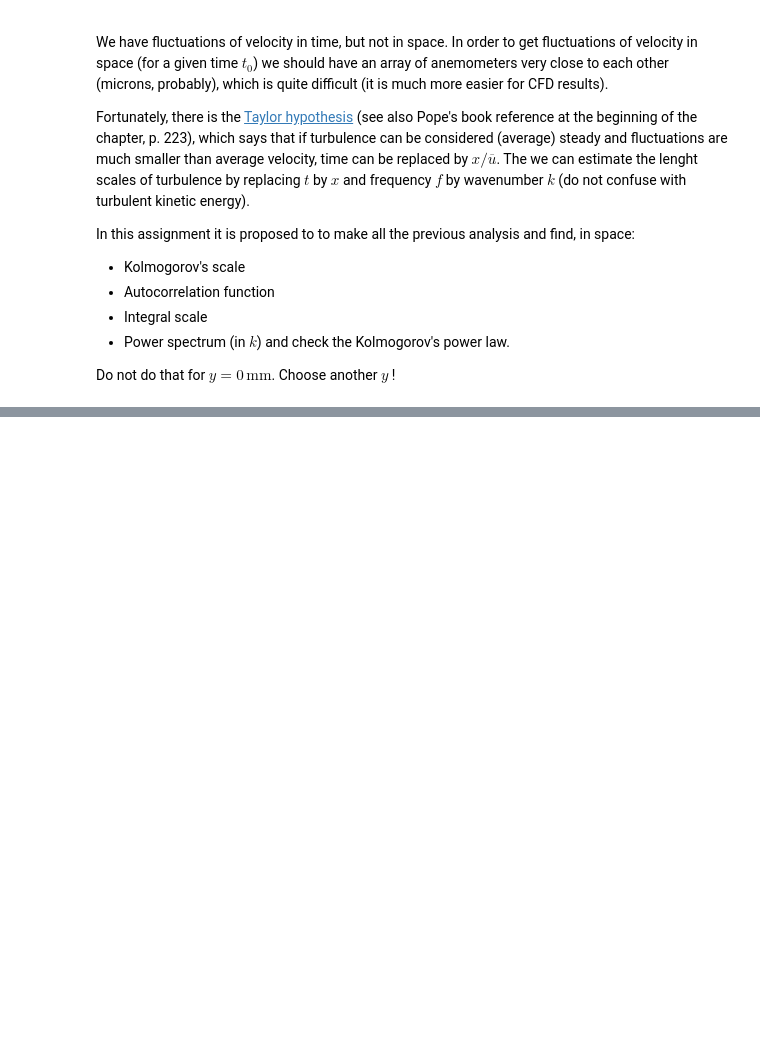
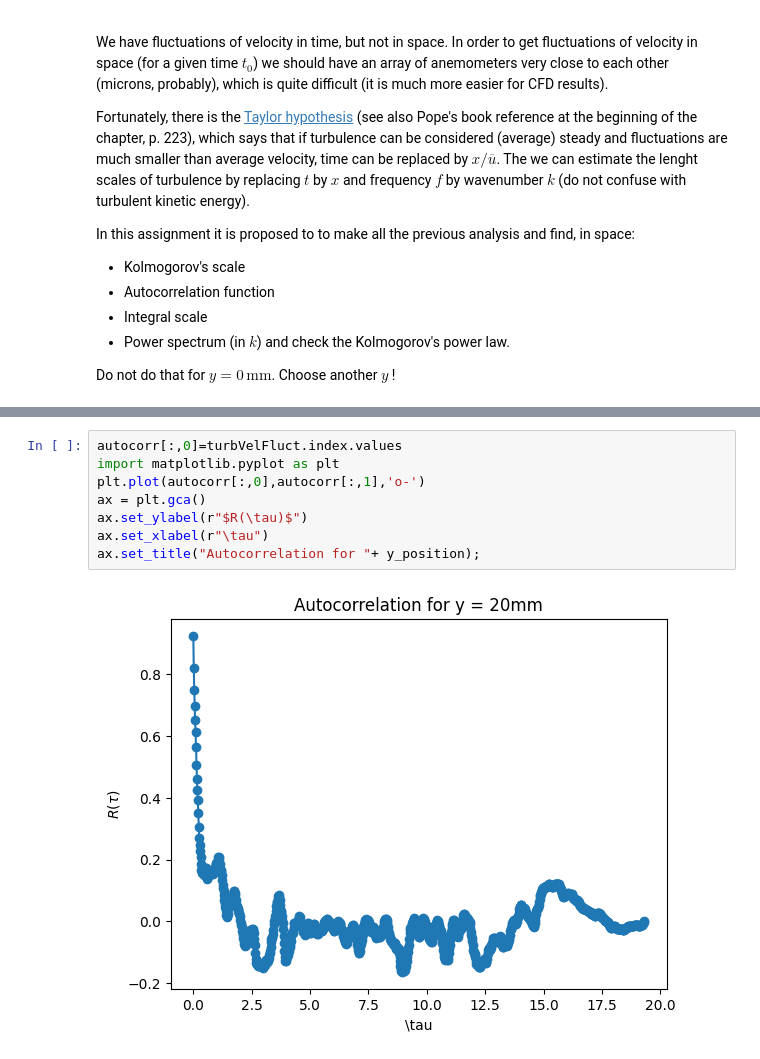
Before and after one commit to Biel-PS/AdvancedFluidMechanics, a Jupyter notebook: 3-Turbulence/Assignment3.ipynb, the cells around one changed output, grey strips where cells are left out. Drawn from its saved outputs; the diff is of its cells as text; blank space fills up the shorter version.

```diff
--- a/3-Turbulence/Assignment3.ipynb
+++ b/3-Turbulence/Assignment3.ipynb
@@ -140,0 +132,10 @@ dtype: float64
+# %%
+autocorr[:,0]=turbVelFluct.index.values
+import matplotlib.pyplot as plt
+plt.plot(autocorr[:,0],autocorr[:,1],'o-')
+ax = plt.gca()
+ax.set_ylabel(r"$R(\tau)$")
+ax.set_xlabel(r"\tau")
+ax.set_title("Autocorrelation for "+ y_position);
+# %% [output]
+[figure, added]
```
Also changed, not shown: parts of 24 cells of this notebook.
